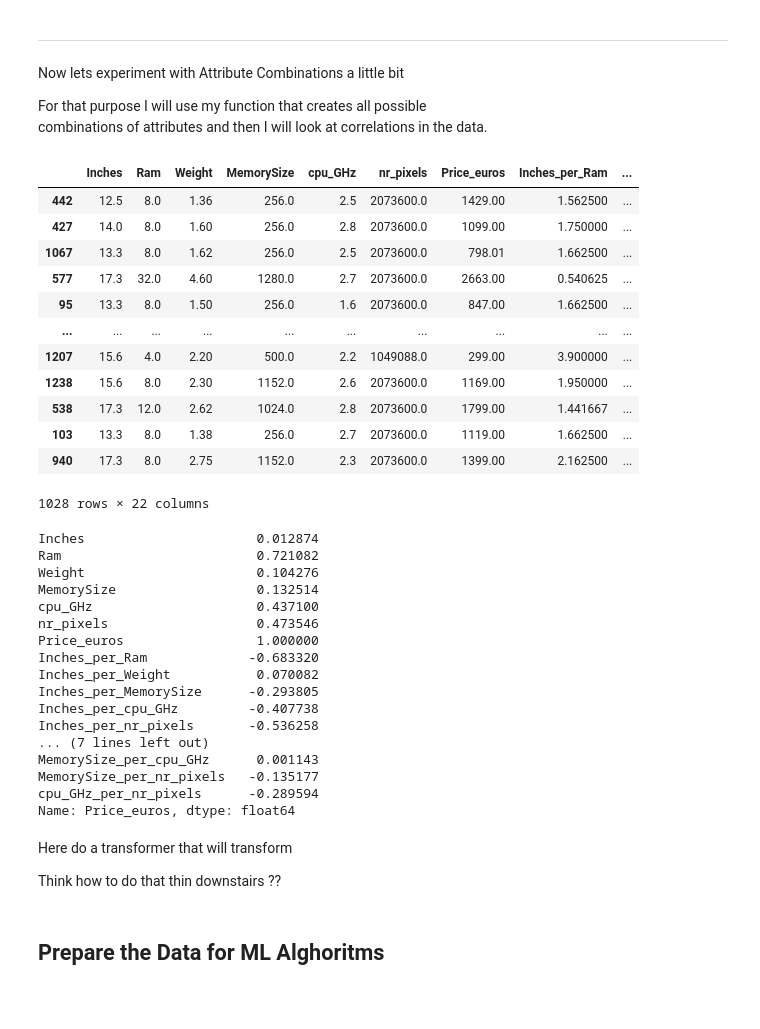
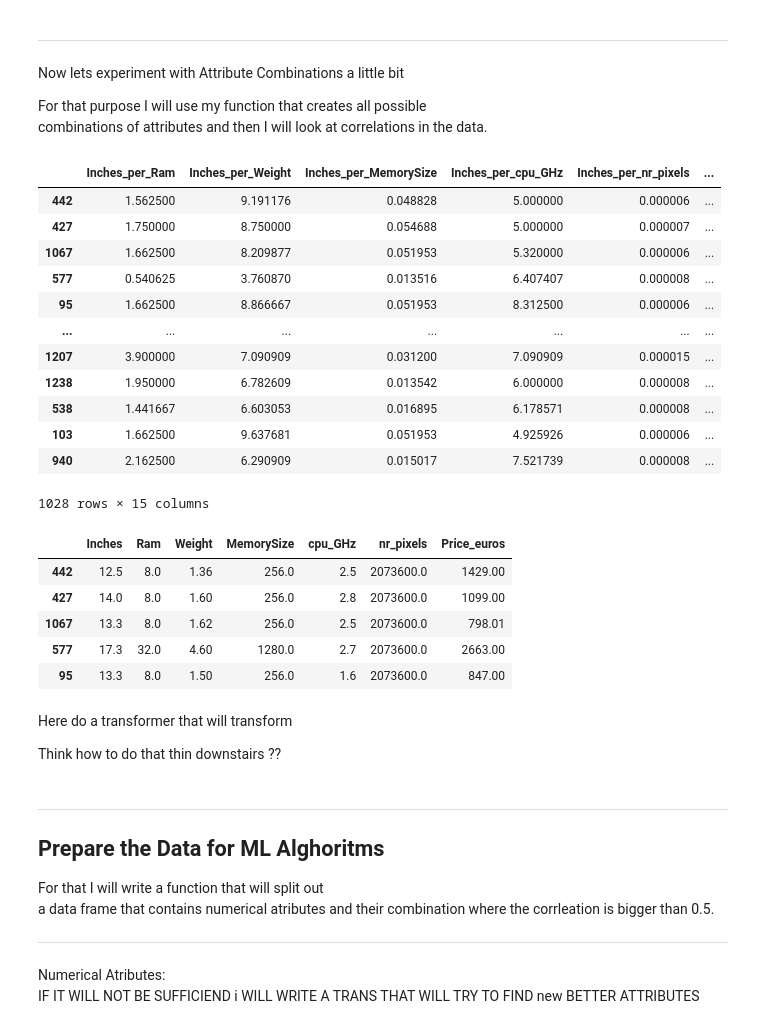
Before and after one commit to Pabito22/Laptop_price_prediction, a Jupyter notebook: laptop_price_prediction.ipynb, the cells around one changed output. Saved outputs shown, nothing was run; the diff lists cells and outputs as text; code cells hidden in the pictures; blank space fills up the shorter version.

Commit message:
First version- Numerical Data ready to feed into ML, time for Categories

```diff
--- a/laptop_price_prediction.ipynb
+++ b/laptop_price_prediction.ipynb
@@ -346,47 +304,46 @@ For that purpose I will use my function that creates all possible
 combinations of attributes and then I will look at correlations in the data.
 # %%
 from my_ml_lib import num_attrs_combinations
-laptop_num = num_attrs_combinations(laptop_num)
-laptop_num
+new_attr_combinations = num_attrs_combinations(laptop_num)
+new_attr_combinations
 # %% [output]
-|  | Inches | Ram | Weight | MemorySize | cpu_GHz | nr_pixels | Price_euros | Inches_per_Ram | ... |
-| 442 | 12.5 | 8.0 | 1.36 | 256.0 | 2.5 | 2073600.0 | 1429.00 | 1.562500 | ... |
-| 427 | 14.0 | 8.0 | 1.60 | 256.0 | 2.8 | 2073600.0 | 1099.00 | 1.750000 | ... |
-| 1067 | 13.3 | 8.0 | 1.62 | 256.0 | 2.5 | 2073600.0 | 798.01 | 1.662500 | ... |
-| 577 | 17.3 | 32.0 | 4.60 | 1280.0 | 2.7 | 2073600.0 | 2663.00 | 0.540625 | ... |
-| 95 | 13.3 | 8.0 | 1.50 | 256.0 | 1.6 | 2073600.0 | 847.00 | 1.662500 | ... |
-| ... | ... | ... | ... | ... | ... | ... | ... | ... | ... |
-| 1207 | 15.6 | 4.0 | 2.20 | 500.0 | 2.2 | 1049088.0 | 299.00 | 3.900000 | ... |
-| 1238 | 15.6 | 8.0 | 2.30 | 1152.0 | 2.6 | 2073600.0 | 1169.00 | 1.950000 | ... |
-| 538 | 17.3 | 12.0 | 2.62 | 1024.0 | 2.8 | 2073600.0 | 1799.00 | 1.441667 | ... |
-| 103 | 13.3 | 8.0 | 1.38 | 256.0 | 2.7 | 2073600.0 | 1119.00 | 1.662500 | ... |
-| 940 | 17.3 | 8.0 | 2.75 | 1152.0 | 2.3 | 2073600.0 | 1399.00 | 2.162500 | ... |
+|  | Inches_per_Ram | Inches_per_Weight | Inches_per_MemorySize | Inches_per_cpu_GHz | Inches_per_nr_pixels | ... |
+| 442 | 1.562500 | 9.191176 | 0.048828 | 5.000000 | 0.000006 | ... |
+| 427 | 1.750000 | 8.750000 | 0.054688 | 5.000000 | 0.000007 | ... |
+| 1067 | 1.662500 | 8.209877 | 0.051953 | 5.320000 | 0.000006 | ... |
+| 577 | 0.540625 | 3.760870 | 0.013516 | 6.407407 | 0.000008 | ... |
+| 95 | 1.662500 | 8.866667 | 0.051953 | 8.312500 | 0.000006 | ... |
+| ... | ... | ... | ... | ... | ... | ... |
+| 1207 | 3.900000 | 7.090909 | 0.031200 | 7.090909 | 0.000015 | ... |
+| 1238 | 1.950000 | 6.782609 | 0.013542 | 6.000000 | 0.000008 | ... |
+| 538 | 1.441667 | 6.603053 | 0.016895 | 6.178571 | 0.000008 | ... |
+| 103 | 1.662500 | 9.637681 | 0.051953 | 4.925926 | 0.000006 | ... |
+| 940 | 2.162500 | 6.290909 | 0.015017 | 7.521739 | 0.000008 | ... |
-1028 rows × 22 columns
+1028 rows × 15 columns
 # %%
-corr_matrix = laptop_num.corr()
-corr_matrix[price_ix]
+laptop_num.head()
 # %% [output]
-Inches                      0.012874
-Ram                         0.721082
-Weight                      0.104276
-MemorySize                  0.132514
-cpu_GHz                     0.437100
-nr_pixels                   0.473546
-Price_euros                 1.000000
-Inches_per_Ram             -0.683320
-Inches_per_Weight           0.070082
-Inches_per_MemorySize      -0.293805
-Inches_per_cpu_GHz         -0.407738
-Inches_per_nr_pixels       -0.536258
-... (7 lines left out)
-MemorySize_per_cpu_GHz      0.001143
-MemorySize_per_nr_pixels   -0.135177
-cpu_GHz_per_nr_pixels      -0.289594
-Name: Price_euros, dtype: float64
+|  | Inches | Ram | Weight | MemorySize | cpu_GHz | nr_pixels | Price_euros |
+| 442 | 12.5 | 8.0 | 1.36 | 256.0 | 2.5 | 2073600.0 | 1429.00 |
+| 427 | 14.0 | 8.0 | 1.60 | 256.0 | 2.8 | 2073600.0 | 1099.00 |
+| 1067 | 13.3 | 8.0 | 1.62 | 256.0 | 2.5 | 2073600.0 | 798.01 |
+| 577 | 17.3 | 32.0 | 4.60 | 1280.0 | 2.7 | 2073600.0 | 2663.00 |
+| 95 | 13.3 | 8.0 | 1.50 | 256.0 | 1.6 | 2073600.0 | 847.00 |
 # %% [markdown]
 Here do a transformer that will transform
 
 Think how to do that thin downstairs ??
 # %% [markdown]
+
+-----------
 Prepare the Data for ML Alghoritms
 --
+
+For that I will write a function that will split out
+a data frame that contains numerical atributes and their
+combination where the corrleation is bigger than 0.5.
+
+
+---
+Numerical Atributes:
+IF IT WILL NOT BE SUFFICIEND i WILL WRITE A TRANS THAT WILL TRY TO FIND new BETTER ATTRIBUTES
```
Also changed, not shown: parts of 8 cells of this notebook, 1 other file.
